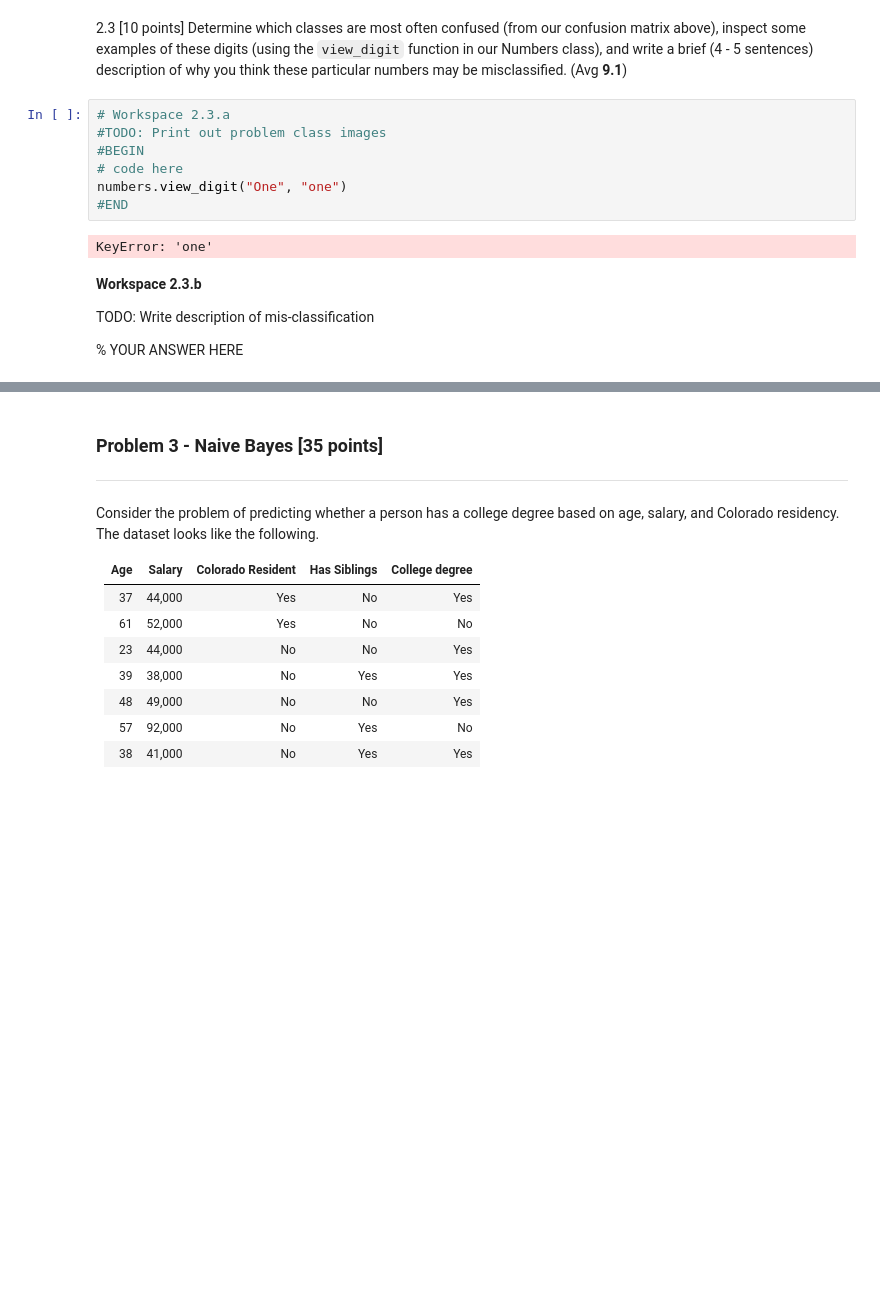
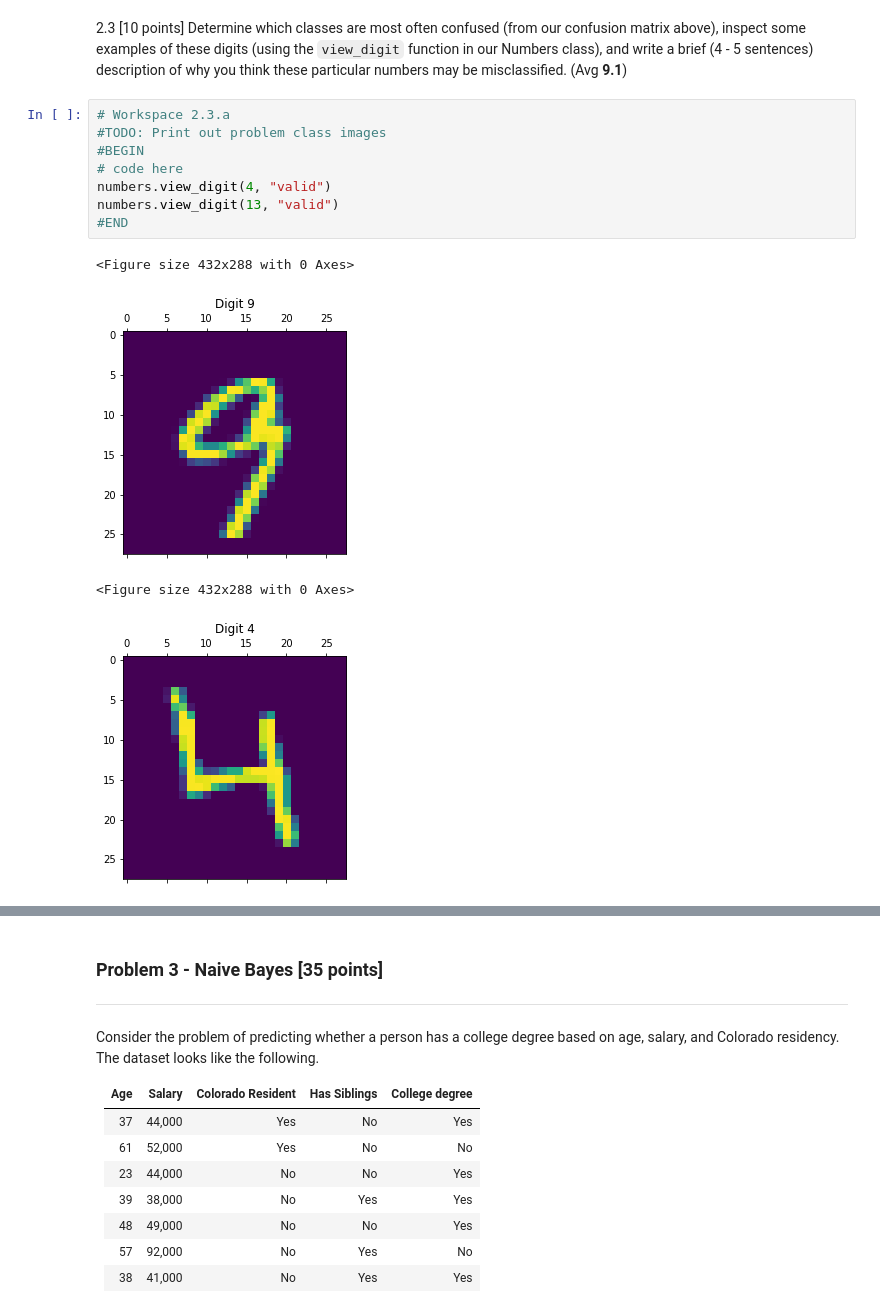
Before and after one commit to k2zylstra/PS1_Base_4622, a Jupyter notebook: PS1_Base_4622.ipynb, the cells around one changed output, grey strips where cells are left out. Drawn from its saved outputs; the diff is of its cells as text; blank space fills up the shorter version.

```diff
--- a/PS1_Base_4622.ipynb
+++ b/PS1_Base_4622.ipynb
@@ -508,15 +508,13 @@ Accuracy on test set: 0.904
 # %%
 # Workspace 2.3.a
 #TODO: Print out problem class images
 #BEGIN
 # code here
-numbers.view_digit("One", "one")
+numbers.view_digit(4, "valid")
+numbers.view_digit(13, "valid")
 #END
 # %% [output]
-KeyError: 'one'
+<Figure size 432x288 with 0 Axes>
+[figure, added]
+<Figure size 432x288 with 0 Axes>
+[figure, added]
-# %% [markdown]
-**Workspace 2.3.b**
-
-TODO: Write description of mis-classification
-
-% YOUR ANSWER HERE
```
Also changed, not shown: parts of 8 cells of this notebook, 1 other file.
